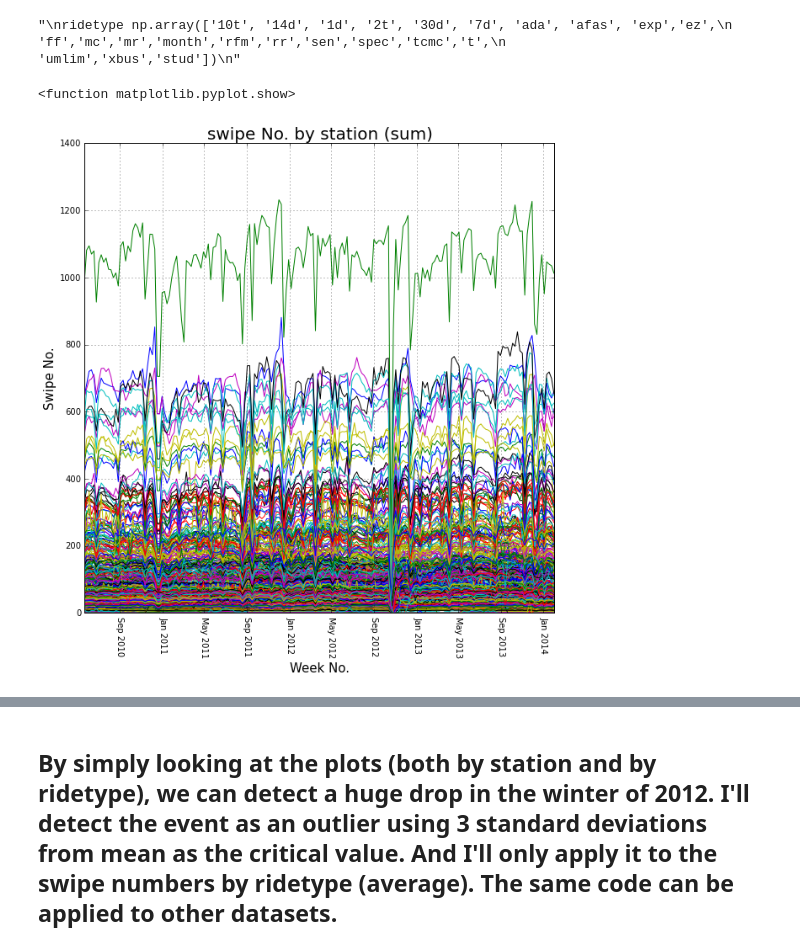
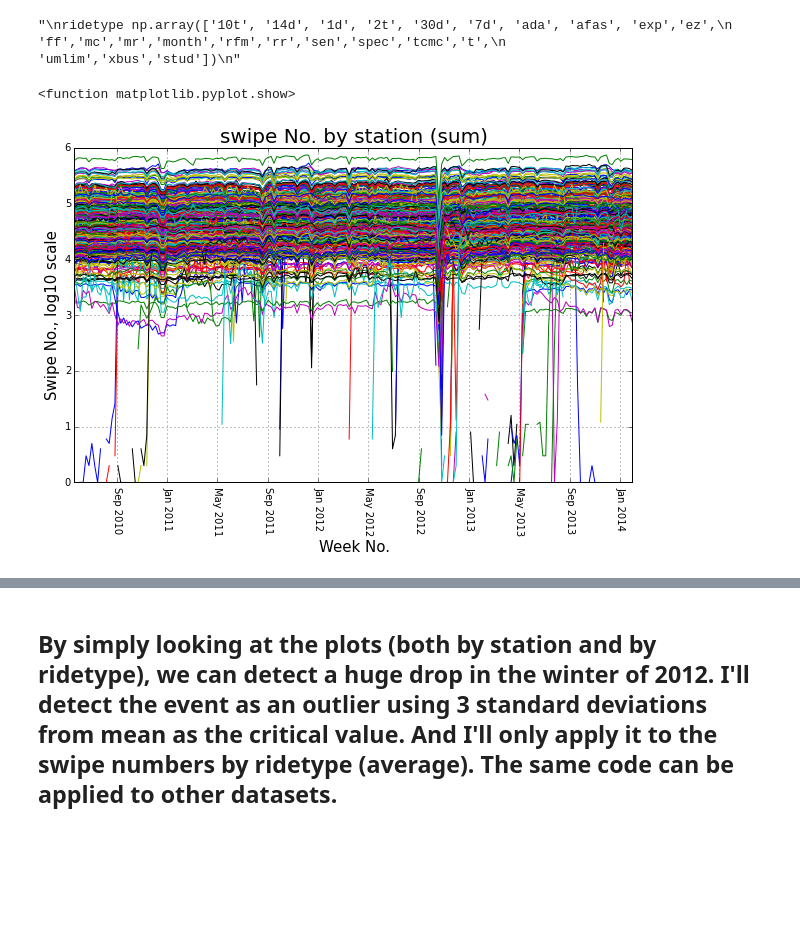
Before and after one commit to Elixeus/PUI2015_xwang, a Jupyter notebook: HW6/assignment6XiaWang.ipynb, the cells around one changed output, grey strips where cells are left out. Cells and saved outputs as stored; diff of their text form; code cells hidden in the pictures; blank space fills up the shorter version.

```diff
--- a/HW6/assignment6XiaWang.ipynb
+++ b/HW6/assignment6XiaWang.ipynb
@@ -23,25 +23,25 @@ ridetype np.array(['10t', '14d', '1d', '2t', '30d', '7d', 'ada', 'afas', 'exp','
 data = np.where(data != -1, data, np.nan)
 # %%
 # add up all the stations
-by_ridetype_sum = np.nansum(data, axis=0)/23
+by_ridetype_sum = np.nansum(data, axis=0)
 # add up all ride types
-by_station_sum = np.nansum(data, axis=1)/600
+by_station_sum = np.nansum(data, axis=1)
 # %%
 station1 = pd.DataFrame(by_station_sum.T)
 station1.index = pd.date_range('5/21/2010',periods=194,freq='W-FRI')
 # %%
-fig1 = plt.figure(figsize=(10,10))
+fig1 = plt.figure(figsize=(10,6))
 fig1.add_subplot(111)
-plt.plot(station1.index, station1)
+plt.plot(station1.index, np.log10(station1))
 plt.title('swipe No. by station (sum)',fontsize=20)
 plt.xticks(rotation=270)
 plt.xlabel('Week No.', fontsize=15)
-plt.ylabel('Swipe No.', fontsize=15)
+plt.ylabel('Swipe No., log10 scale', fontsize=15)
 plt.grid()
 plt.show
 # %% [output]
 <function matplotlib.pyplot.show>
-[figure, old version]
+[figure, new version]
 # %%
 ridetype1 = pd.DataFrame(by_ridetype_sum.T)
 ridetype1.columns = ['10t', '14d', '1d', '2t', '30d', '7d', 'ada', 'afas', 'exp','ez',
```
Also changed, not shown: parts of 14 cells of this notebook.
